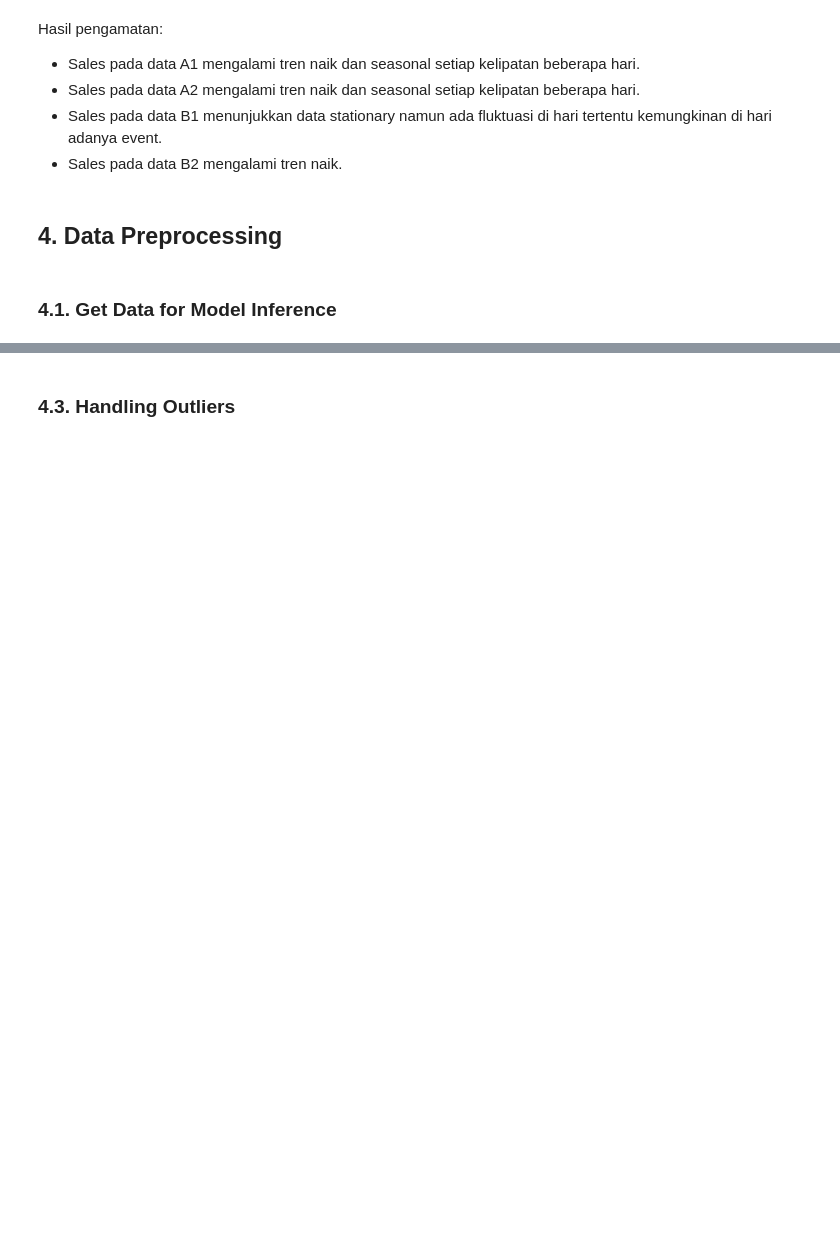
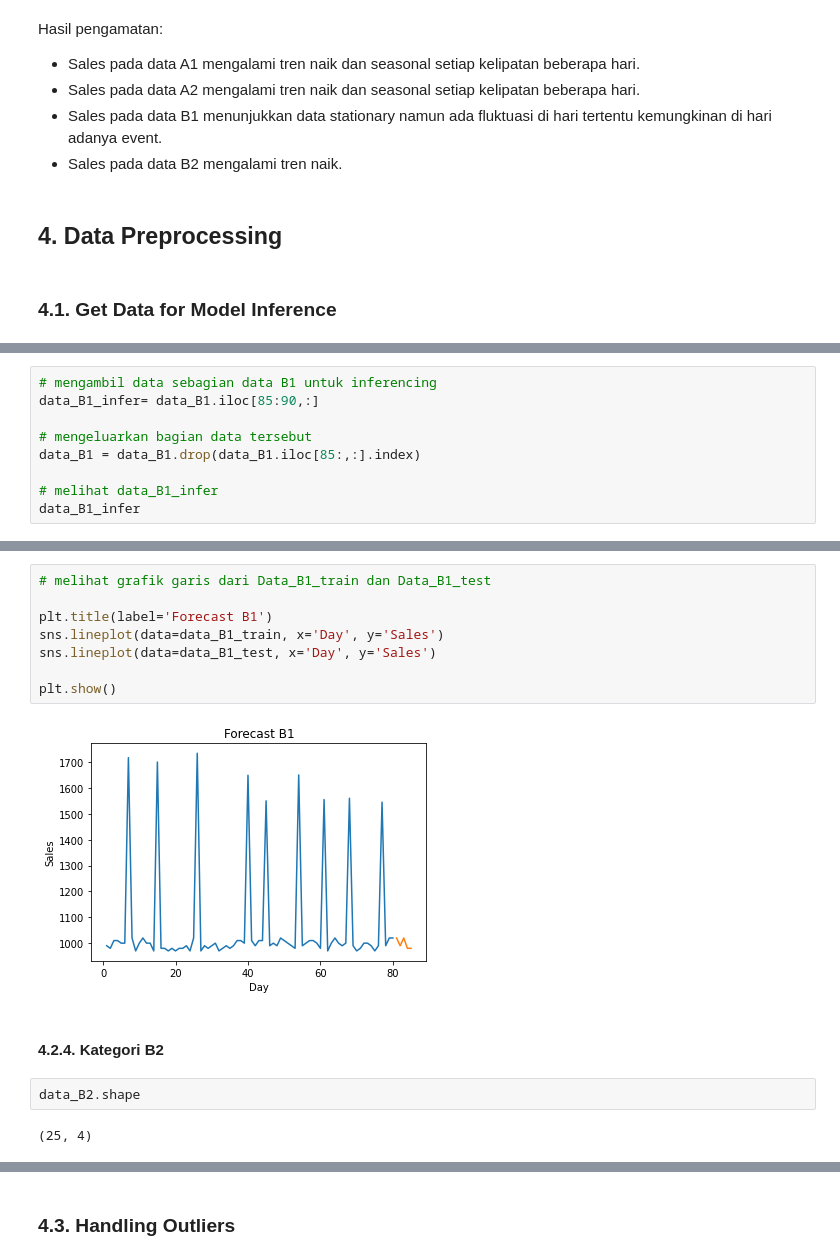
Before and after one commit to WennyCS/Data-Science-Hacktiv8, a Jupyter notebook: Forecasting_Model_for_Kalbe.ipynb, the cells around one changed output, grey strips where cells are left out. Drawn from its saved outputs; the diff is of its cells as text; blank space fills up the shorter version.

```diff
--- a/Forecasting_Model_for_Kalbe.ipynb
+++ b/Forecasting_Model_for_Kalbe.ipynb
@@ -383,0 +511,9 @@ Hasil pengamatan:
+# %%
+# mengambil data sebagian data B1 untuk inferencing
+data_B1_infer= data_B1.iloc[85:90,:]
+
+# mengeluarkan bagian data tersebut
+data_B1 = data_B1.drop(data_B1.iloc[85:,:].index)
+
+# melihat data_B1_infer
+data_B1_infer
@@ -385,0 +694,16 @@ Hasil pengamatan:
+# %%
+# melihat grafik garis dari Data_B1_train dan Data_B1_test
+
+plt.title(label='Forecast B1')
+sns.lineplot(data=data_B1_train, x='Day', y='Sales')
+sns.lineplot(data=data_B1_test, x='Day', y='Sales')
+
+plt.show()
+# %% [output]
+[figure, added]
+# %% [markdown]
+#### 4.2.4. Kategori B2
+# %%
+data_B2.shape
+# %% [output]
+(25, 4)
```
Also changed, not shown: parts of 106 cells of this notebook.
